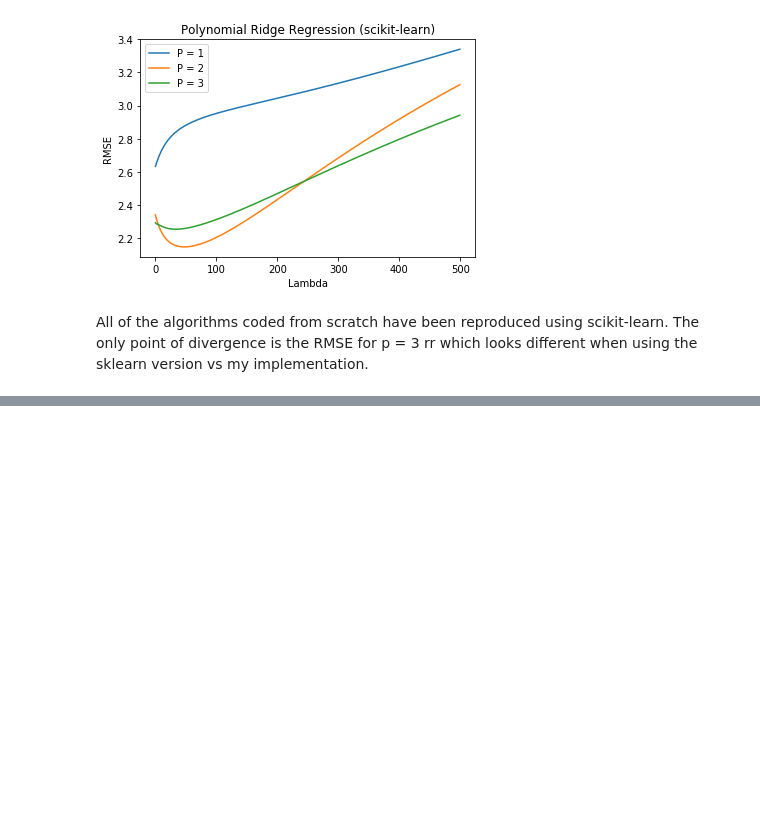
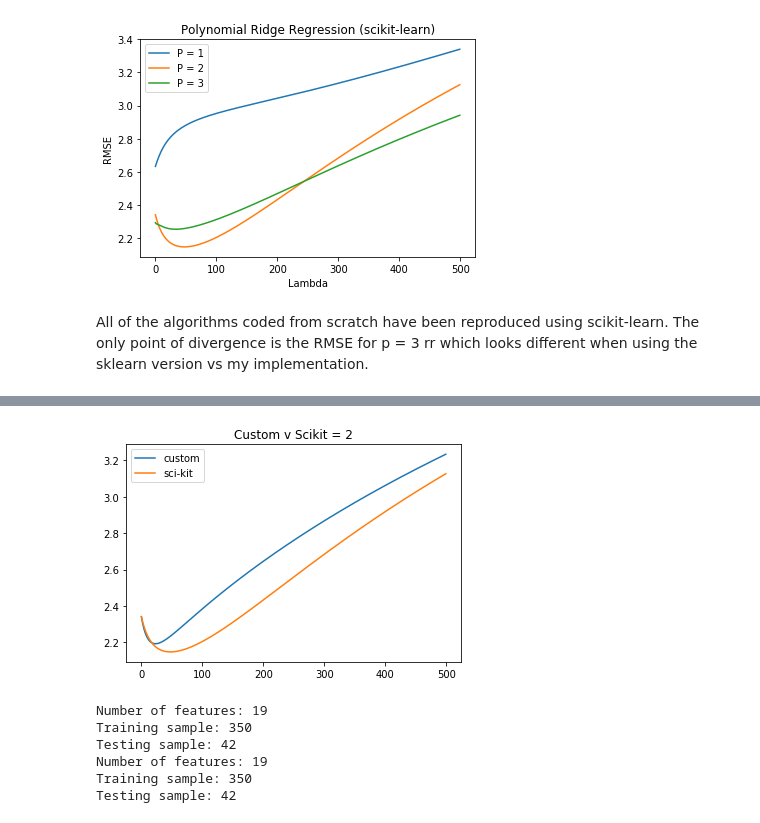
Before and after one commit to Alokik-Mishra/MachineLearning-Python, a Jupyter notebook: P1/Assignment1.ipynb, the cells around one changed output, grey strips where cells are left out. Cells and saved outputs as stored; diff of their text form; code cells hidden in the pictures; blank space fills up the shorter version.

```diff
--- a/P1/Assignment1.ipynb
+++ b/P1/Assignment1.ipynb
@@ -183,0 +255,35 @@ All of the algorithms coded from scratch have been reproduced using scikit-learn
+# %%
+plt.plot(range(500), Custom_rmse_p2, label = "custom")
+plt.plot(range(500), Scikit_rmse_p2, label = "sci-kit")
+plt.legend()
+plt.title("Custom v Scikit = 2")
+plt.show()
+# %% [output]
+[figure, added]
+# %%
+Custom_rmse_p3 = []
+Custom_model = RidgeReg('Custom, p3', ["X_test", "X_train", "Y_test", "Y_train"])
+Custom_model.make_array()
+Custom_model.svd()
+Custom_model.poly_expand(p = 3)
+Custom_model.get_shape()
+for i in range(500):
+    Custom_model.fit(lam=i)
+    Custom_rmse_p3.append(Custom_model.predict()[1])
+
+Scikit_rmse_p3 = []
+Scikit_model = RidgeReg('Scikit, p3', ["X_test", "X_train", "Y_test", "Y_train"], use_custom = False)
+Scikit_model.make_array()
+Scikit_model.svd()
+Scikit_model.poly_expand(p = 3)
+Scikit_model.get_shape()
+for i in range(500):
+    Scikit_model.fit(lam=i)
+    Scikit_rmse_p3.append(Scikit_model.predict()[1])
+# %% [output]
+Number of features: 19
+Training sample: 350
+Testing sample: 42
+Number of features: 19
+Training sample: 350
+Testing sample: 42
```
Also changed, not shown: parts of 9 cells of this notebook, 1 other file.
